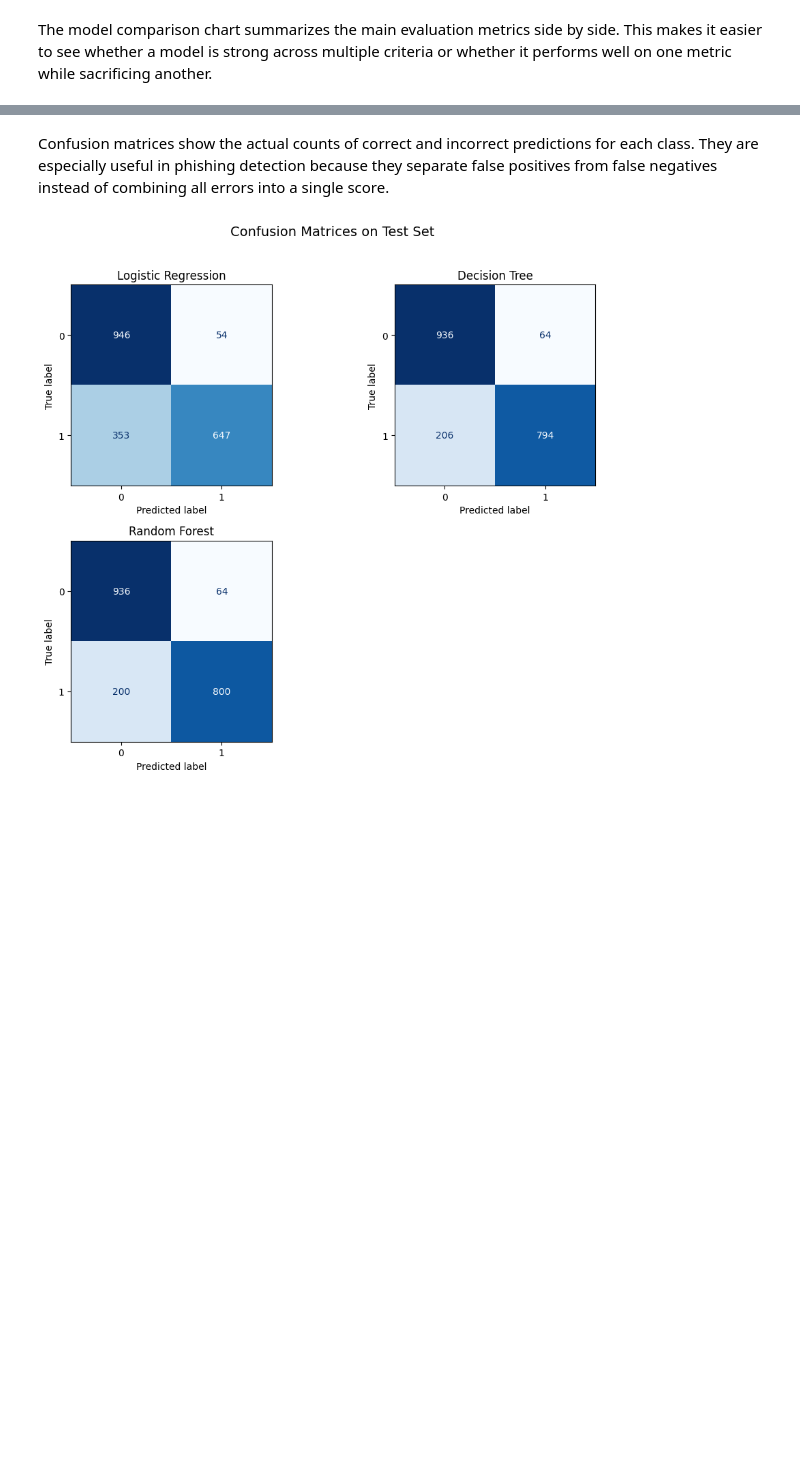
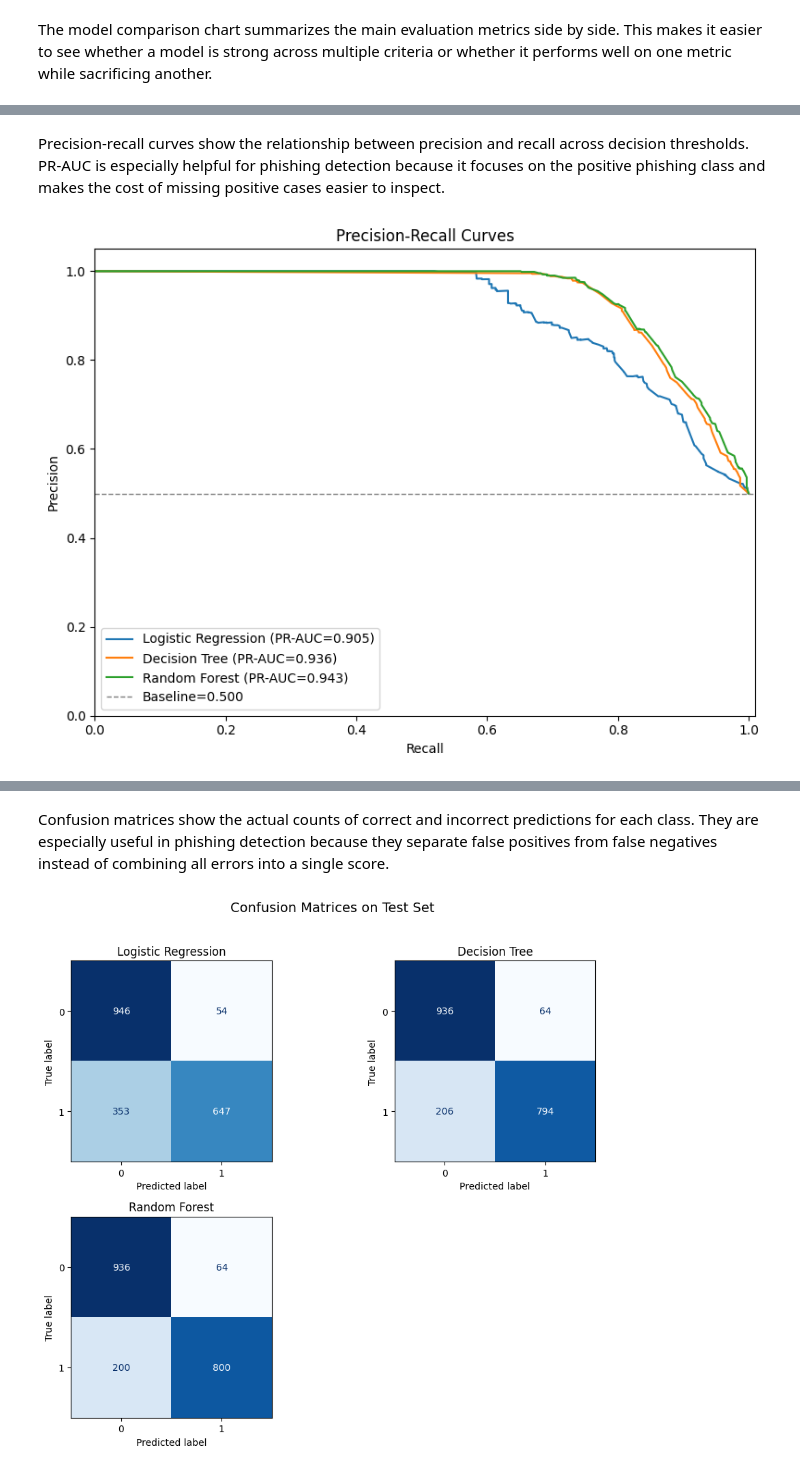
Before and after one commit to silinm12/cyber-phishing-review, a Jupyter notebook: notebook.ipynb, the cells around one changed output, grey strips where cells are left out. Drawn from its saved outputs; the diff is of its cells as text; code cells hidden in the pictures; blank space fills up the shorter version.

```diff
--- a/notebook.ipynb
+++ b/notebook.ipynb
@@ -565,0 +606,24 @@ plt.show()
+# %% [markdown]
+Precision-recall curves show the relationship between precision and recall across decision thresholds. PR-AUC is especially helpful for phishing detection because it focuses on the positive phishing class and makes the cost of missing positive cases easier to inspect.
+# %%
+fig, ax = plt.subplots(figsize=(8, 6))
+
+for model_name, y_score in test_scores.items():
+    precision, recall, _ = precision_recall_curve(y_test, y_score)
+    pr_auc = average_precision_score(y_test, y_score)
+    ax.plot(recall, precision, label=f"{model_name} (PR-AUC={pr_auc:.3f})")
+
+baseline = y_test.mean()
+ax.axhline(baseline, color="gray", linestyle="--", linewidth=1, label=f"Baseline={baseline:.3f}")
+ax.set_title("Precision-Recall Curves")
+ax.set_xlabel("Recall")
+ax.set_ylabel("Precision")
+ax.set_xlim(0, 1.01)
+ax.set_ylim(0, 1.05)
+ax.legend(loc="lower left")
+
+fig.tight_layout()
+fig.savefig(FIGURES_DIR / "precision_recall_curves.png", dpi=150, bbox_inches="tight")
+plt.show()
+# %% [output]
+[figure, added]
```
Also changed, not shown: parts of 39 cells of this notebook, 10 other files.
